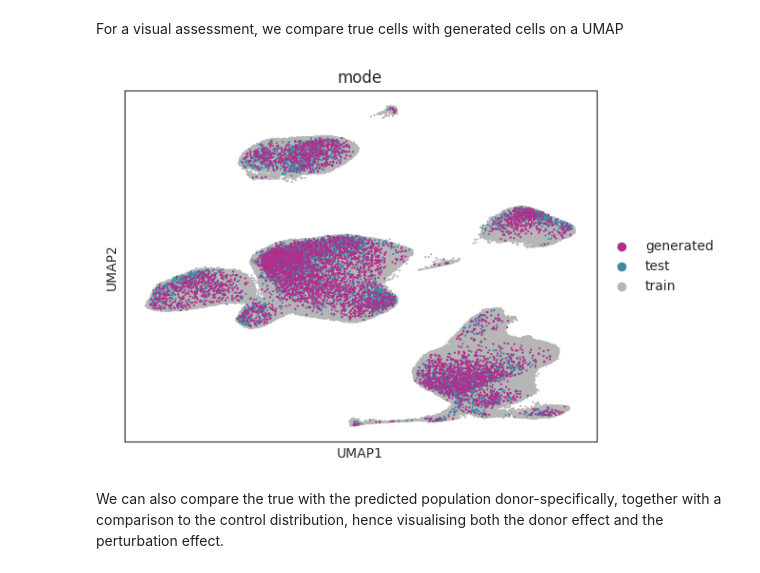
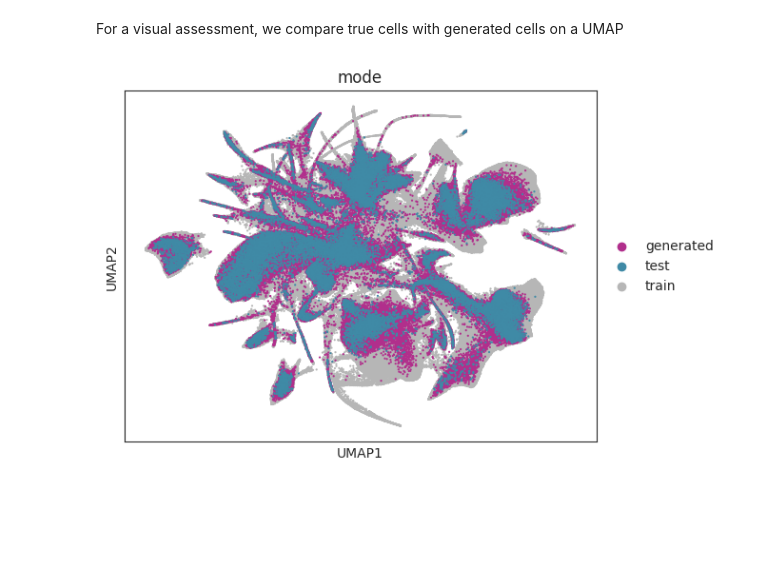
Before and after one commit to theislab/scaling_flow, a Jupyter notebook: docs/notebooks/200_zebrafish.ipynb, the cells around one changed output. Cells and saved outputs as stored; diff of their text form; code cells hidden in the pictures; blank space fills up the shorter version.

```diff
--- a/docs/notebooks/200_zebrafish.ipynb
+++ b/docs/notebooks/200_zebrafish.ipynb
@@ -198,10 +216,10 @@ callbacks = [metrics_callback]
 Finally, we are ready to train our model. We set the number of iterations relatively high as we have a strongly heterogeneous population.
 # %%
 cf.train(
-        num_iterations=300_000,
+        num_iterations=500_000,
         batch_size=2048,
         callbacks=callbacks,
-        valid_freq=50_000,
+        valid_freq=80_000,
     )
 # %% [markdown]
 We can now investigate some training statistics, stored by the {class}`~cellflow.training.CellFlowTrainer`.
@@ -297,17 +315,10 @@ transfer_labels(query_adata=adata_preds, ref_adata=adata_train_for_validation, l
 # %%
-adata_preds.obs["donor"] = adata_preds.obs.apply(lambda x: x["condition"].split("_")[0], axis=1)
-adata_preds.obs["cytokine"] = adata_preds.obs.apply(lambda x: "_".join(x["condition"].split("_")[1:]), axis=1)
-adata_preds.obs["cell_type"] = adata_preds.obs["cell_type_transfer"]
-adata_preds.X = adata_preds.layers["X_recon"]
-del adata.layers
+adata_preds.obs["mode"] = "generated"
+adata_train.obs["mode"] = "train"
+adata_test.obs["mode"] = "test"
 
-adata_preds.obs["mode"] = "generated"
-adata_train_for_validation.obs["mode"] = "train"
-adata_test_for_validation.obs["mode"] = "test"
+adata_concatenated = ad.concat((adata_preds, adata_train, adata_test[~adata_test.obs["is_control"].to_numpy()]))
 
-adata_concatenated = ad.concat((adata_preds, adata_train_for_validation, adata_test_for_validation[~adata_test_for_validation.obs["is_control"].to_numpy()]))
-
-rsc.pp.pca(adata_concatenated)
-rsc.pp.neighbors(adata_concatenated)
+rsc.pp.neighbors(adata_concatenated, use_rep="X_aligned")
 rsc.tl.umap(adata_concatenated)
 # %% [output]
@@ -320,11 +331,9 @@ For a visual assessment, we compare true cells with generated cells on a UMAP
 # %%
 adata_concatenated.obs["condition_mode"] = adata_concatenated.obs.apply(lambda x: x["condition"] + "_" + x["mode"], axis=1)
 adata_concatenated.obs.reset_index(inplace=True)
 
 color_palette = {"generated": "#B12F8C", "test": "#3F8AA6", "train": "#B6B6B6"}
-order = list(adata_concatenated[adata_concatenated.obs["mode"]=="train"].obs_names) + list(adata_concatenated[adata_concatenated.obs["mode"]=="test"].obs_names) + list(adata_concatenated[adata_concatenated.obs["mode"]=="generated"].obs_names)
+order = list(adata_concatenated[adata_concatenated.obs["mode"]=="train"].obs_names) + list(adata_concatenated[adata_concatenated.obs["mode"]=="generated"].obs_names) + list(adata_concatenated[adata_concatenated.obs["mode"]=="test"].obs_names)
 sc.pl.umap(adata_concatenated[order], color=["mode"], palette=color_palette, size=10)
 # %% [output]
-[figure, old version]
+[figure, new version]
-# %% [markdown]
-We can also compare the true with the predicted population donor-specifically, together with a comparison to the control distribution, hence visualising both the donor effect and the perturbation effect.
```
Also changed, not shown: parts of 14 cells of this notebook.
